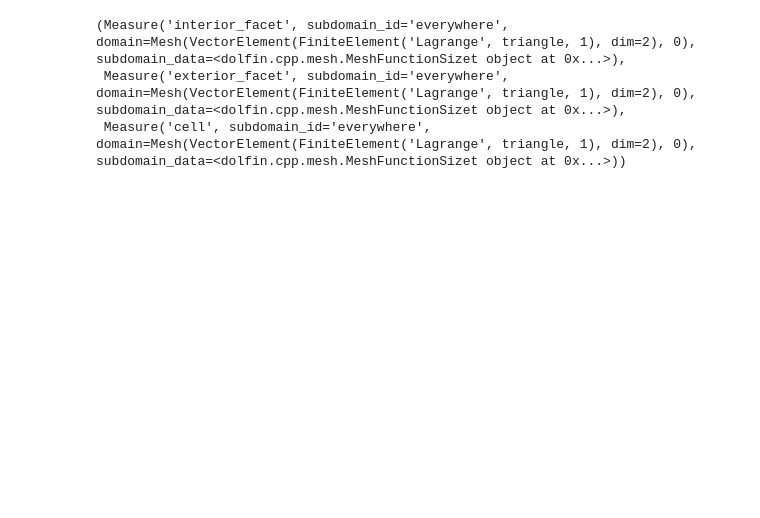
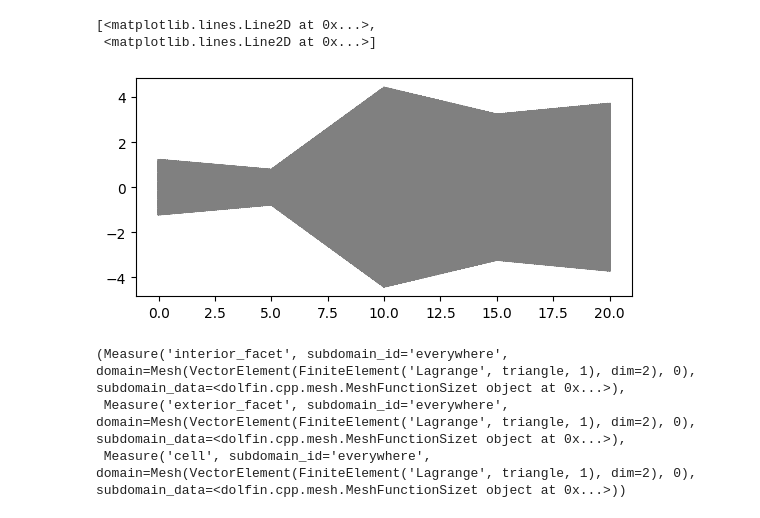
Before and after one commit to itsmebonny/pacsproj, a Jupyter notebook: bifurcation_ns.ipynb, the cells around one changed output. Drawn from its saved outputs; the diff is of its cells as text; code cells hidden in the pictures; blank space fills up the shorter version.

```diff
--- a/bifurcation_ns.ipynb
+++ b/bifurcation_ns.ipynb
@@ -18,6 +10,11 @@ Conversion done
 # %%
-mesh_load = gd.MeshLoader("data/mesh/DD")
+mesh_load = gd.MeshLoader("data/mesh01/RandomMesh_1")
 mesh = mesh_load.mesh
 bounds = mesh_load.bounds
 face = mesh_load.face
+plot(mesh)
+# %% [output]
+[<matplotlib.lines.Line2D at 0x...>,
+ <matplotlib.lines.Line2D at 0x...>]
+[figure, added]
 # %%
```
Also changed, not shown: parts of 9 cells of this notebook, 25 other files.
